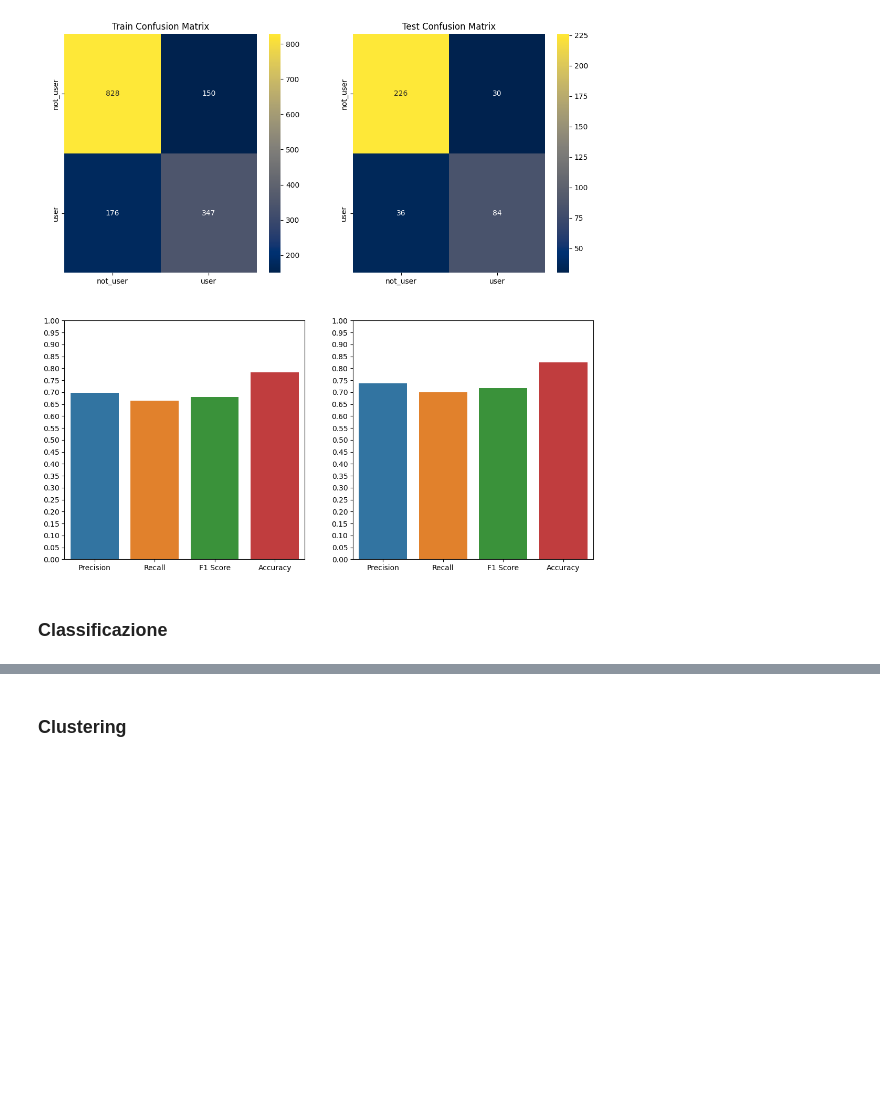
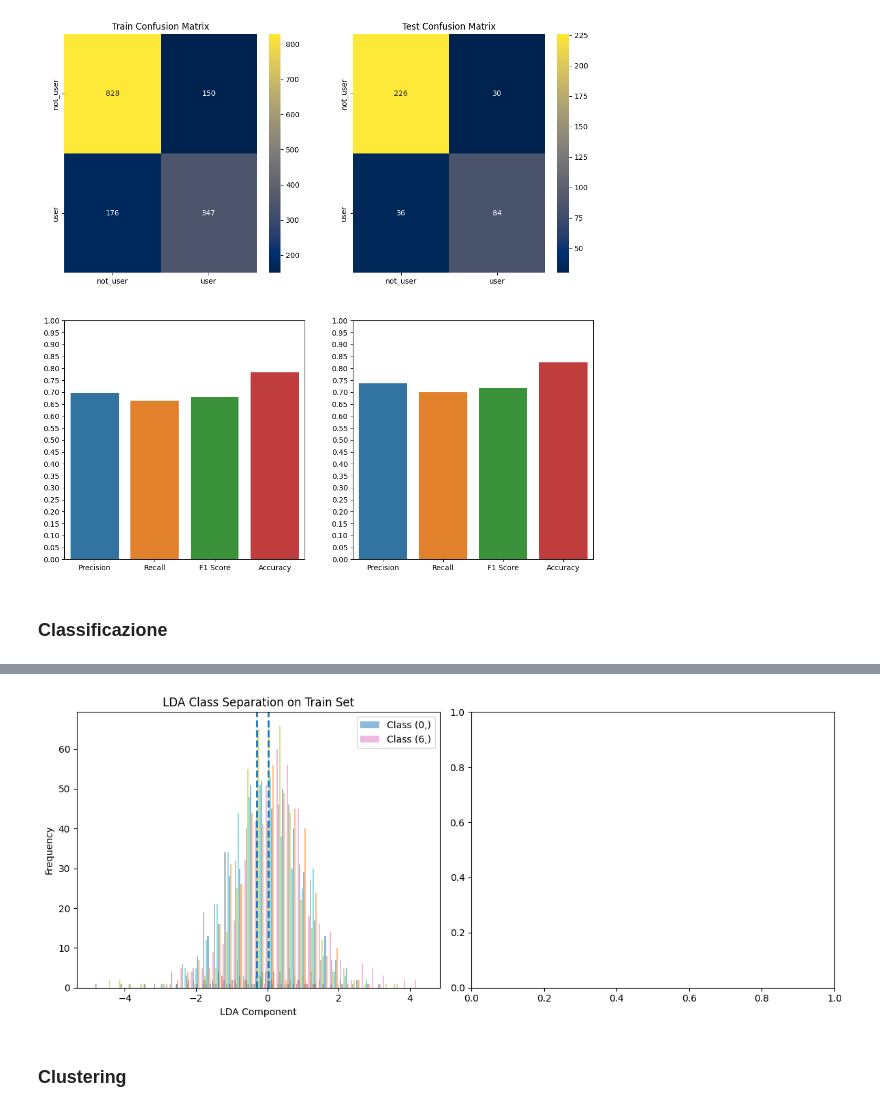
Before and after one commit to Wornairz/UniCT, a Jupyter notebook: FAD/fad_project.ipynb, the cells around one changed output, grey strips where cells are left out. Cells and saved outputs as stored; diff of their text form; code cells hidden in the pictures; blank space fills up the shorter version.

```diff
--- a/FAD/fad_project.ipynb
+++ b/FAD/fad_project.ipynb
@@ -397,3 +422,36 @@ Test Accuracy:  0.824468085106383
+# %%
+fig, axes = plt.subplots(1, 2, figsize=(12, 5))
+
+def plot_lda(ax, x, y, title):
+    lda = LinearDiscriminantAnalysis()
+    lda.fit(x, y)
+    X_lda = lda.transform(x)
+
+    for class_label in zip([0, 6]):
+        ax.hist(X_lda[y == class_label], bins=30, alpha=0.5, label=f'Class {class_label}')
+        ax.axvline(X_lda[y == class_label].mean(), linestyle='dashed', linewidth=2)
+    #ax.hist(X_lda[y == 0], bins=30, alpha=0.5, label='Class 0', color='blue')
+    #ax.hist(X_lda[y == 1], bins=30, alpha=0.5, label='Class 1', color='red')
+    #ax.axvline(X_lda[y == 0].mean(), color='blue', linestyle='dashed', linewidth=2)
+    #ax.axvline(X_lda[y == 1].mean(), color='red', linestyle='dashed', linewidth=2)
+    ax.set_xlabel('LDA Component')
+    ax.set_ylabel('Frequency')
+    ax.set_title(title)
+    ax.legend()
+
+# Plot LDA for train set
+drugs_user_labels = [l + "_user" for l in drugs_labels]
+plot_lda(axes[0], train_set.drop(drugs_labels, axis=1).drop(drugs_user_labels, axis=1).drop('ID', axis=1), train_set[drugs_labels[0]], 'LDA Class Separation on Train Set')
+
+# Plot LDA for pca_set_reduced
+#X_pca = pca_train_set.drop('Class', axis=1)
+#y_pca = pca_train_set['Class']
+#plot_lda(axes[1], X_pca, y_pca, 'LDA Class Separation on PCA Train Set')
+
+plt.tight_layout()
+plt.show()
+# %% [output]
+[figure, added]
 # %% [markdown]
 ### Clustering
 # %% [markdown]
```
Also changed, not shown: parts of 6 cells of this notebook.
